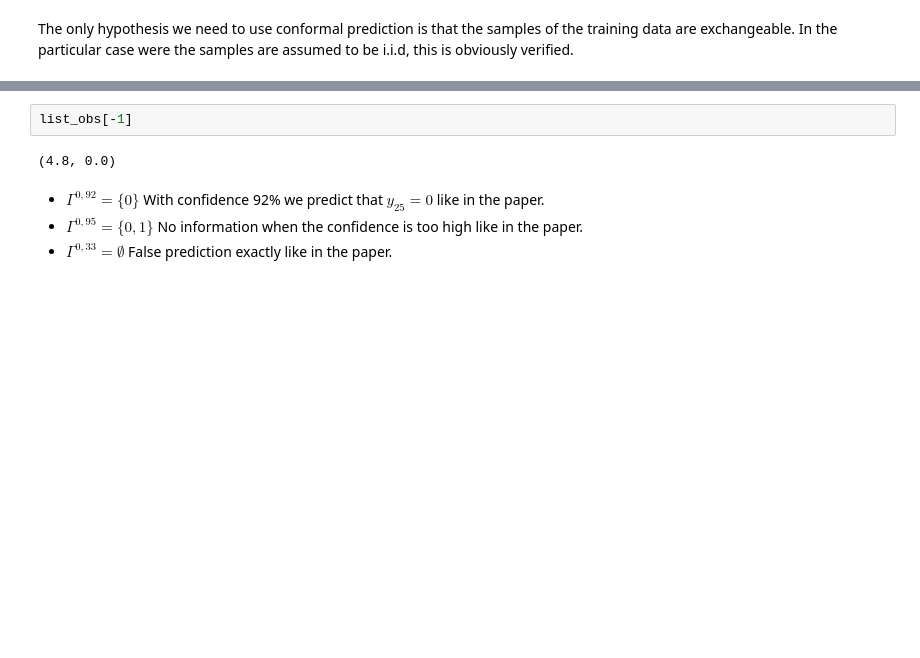
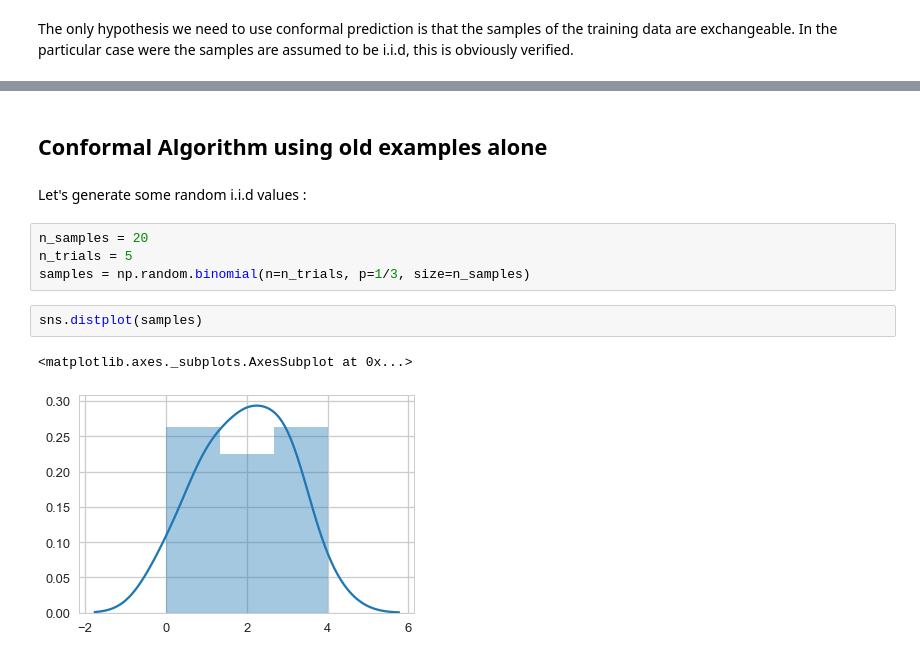
Before and after one commit to eacquarone/OnlineLearning, a Jupyter notebook: Online Learning.ipynb, the cells around one changed output, grey strips where cells are left out. Saved outputs shown, nothing was run; the diff lists cells and outputs as text; blank space fills up the shorter version.

```diff
--- a/Online Learning.ipynb
+++ b/Online Learning.ipynb
@@ -260,8 +28,13 @@ Comparing with ground truth :
-# %%
-list_obs[-1]
-# %% [output]
-(4.8, 0.0)
-# %% [markdown]
-- $\Gamma^{0,92}=\{0\}$ With confidence 92% we predict that $y_25=0$ like in the paper.
-- $\Gamma^{0,95}=\{0,1\}$ No information when the confidence is too high like in the paper.
-- $\Gamma^{0,33}=\emptyset$ False prediction exactly like in the paper.
+# %% [markdown]
+## Conformal Algorithm using old examples alone
+# %% [markdown]
+Let's generate some random i.i.d values :
+# %%
+n_samples = 20
+n_trials = 5
+samples = np.random.binomial(n=n_trials, p=1/3, size=n_samples)
+# %%
+sns.distplot(samples)
+# %% [output]
+<matplotlib.axes._subplots.AxesSubplot at 0x...>
+[figure, added]
```
Also changed, not shown: parts of 51 cells of this notebook.
